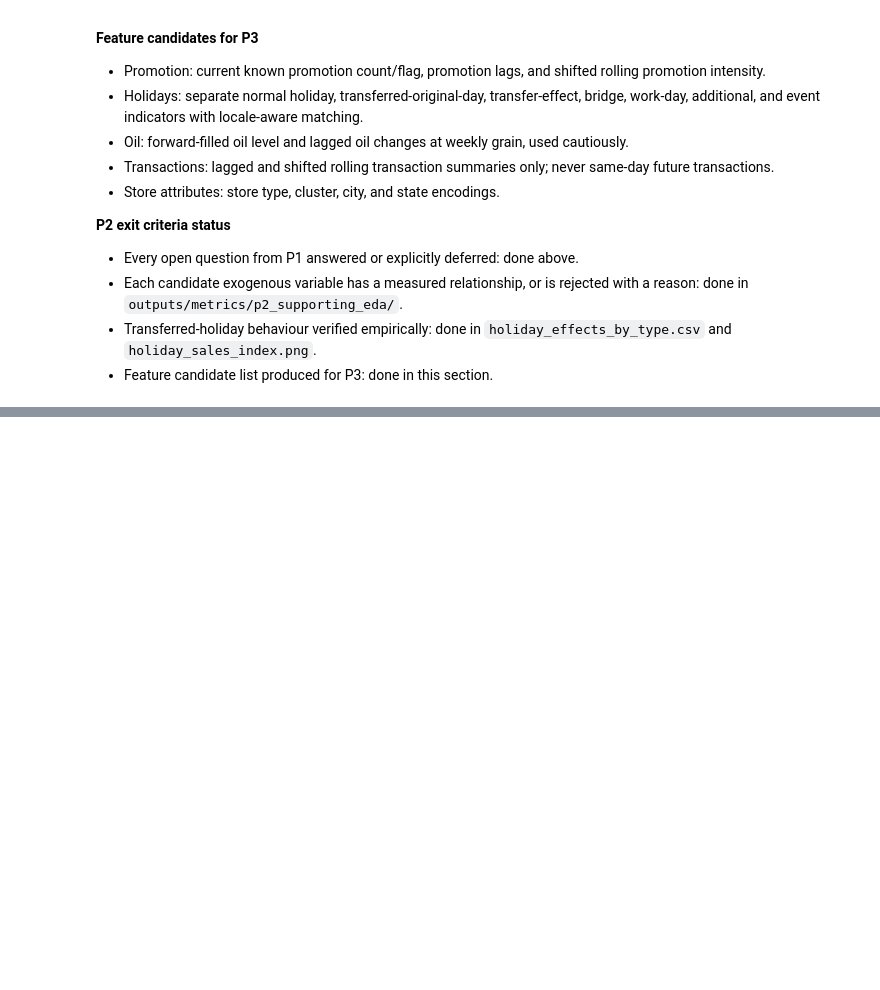
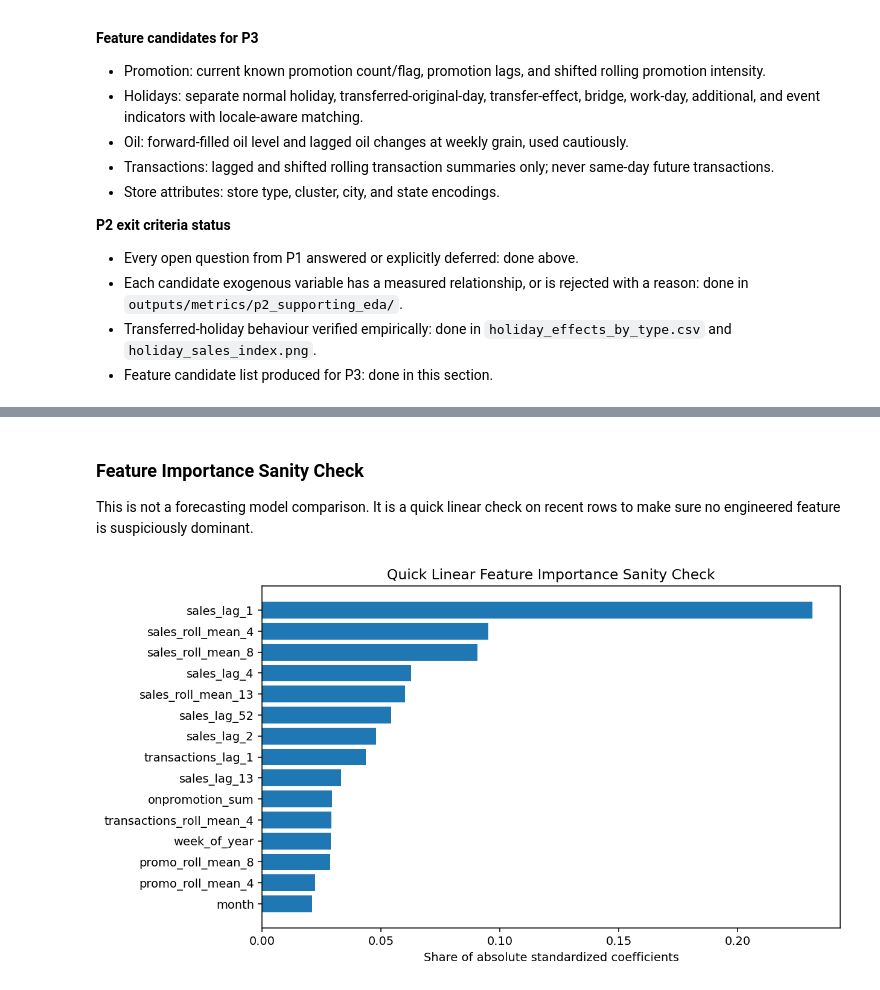
Before and after one commit to Mainakkundu/retail-replenishment-system, a Jupyter notebook: notebooks/01_eda_features.ipynb, the cells around one changed output, grey strips where cells are left out. Drawn from its saved outputs; the diff is of its cells as text; code cells hidden in the pictures; blank space fills up the shorter version.

```diff
--- a/notebooks/01_eda_features.ipynb
+++ b/notebooks/01_eda_features.ipynb
@@ -972,0 +1324,70 @@ Not started. P3 begins only after P2 exit criteria are accepted.
+# %% [markdown]
+### Feature Importance Sanity Check
+
+This is not a forecasting model comparison. It is a quick linear check on recent rows to make sure no engineered feature is suspiciously dominant.
+# %%
+numeric_feature_columns = [
+    "sales_lag_1",
+    "sales_lag_2",
+    "sales_lag_4",
+    "sales_lag_13",
+    "sales_lag_52",
+    "sales_roll_mean_4",
+    "sales_roll_mean_8",
+    "sales_roll_mean_13",
+    "sales_roll_std_4",
+    "sales_roll_std_8",
+    "sales_roll_std_13",
+    "sales_roll_zero_rate_4",
+    "sales_roll_zero_rate_8",
+    "sales_roll_zero_rate_13",
+    "onpromotion_sum",
+    "onpromotion_max",
+    "promo_flag",
+    "promo_lag_1",
+    "promo_lag_4",
+    "promo_lag_13",
+    "promo_roll_mean_4",
+    "promo_roll_mean_8",
+    "promo_roll_mean_13",
+    "holiday_normal",
+    "holiday_transferred_original",
+    "holiday_transfer_effect",
+    "holiday_bridge",
+    "holiday_workday",
+    "holiday_additional",
+    "holiday_event",
+    "oil_weekly_mean",
+    "oil_weekly_change",
+    "oil_change_lag_1",
+    "oil_change_lag_4",
+    "transactions_lag_1",
+    "transactions_lag_4",
+    "transactions_lag_13",
+    "transactions_roll_mean_4",
+    "transactions_roll_mean_13",
+    "week_of_year",
+    "month",
+    "quarter",
+    "year",
+    "is_year_end_week",
+    "store_nbr_code",
+    "family_code",
+    "city_code",
+    "state_code",
+    "type_code",
+    "cluster_code",
+]
+quick_importance = quick_linear_importance(weekly_features, numeric_feature_columns, "sales", 200_000)
+quick_importance.to_csv(P3_TABLE_DIR / "quick_linear_feature_importance.csv", index=False)
+assert quick_importance.iloc[0]["importance_share"] < 0.60, "One feature dominates the quick model sanity check"
+
+fig, ax = plt.subplots(figsize=(9, 5))
+plot_importance = quick_importance.head(15).sort_values("importance_share")
+ax.barh(plot_importance["feature"], plot_importance["importance_share"])
+ax.set_title("Quick Linear Feature Importance Sanity Check")
+ax.set_xlabel("Share of absolute standardized coefficients")
+save_and_show(fig, P3_FIGURE_DIR / "quick_linear_feature_importance.png")
+quick_importance.head(15)
+# %% [output]
+[figure, added]
```
Also changed, not shown: parts of 17 cells of this notebook.
